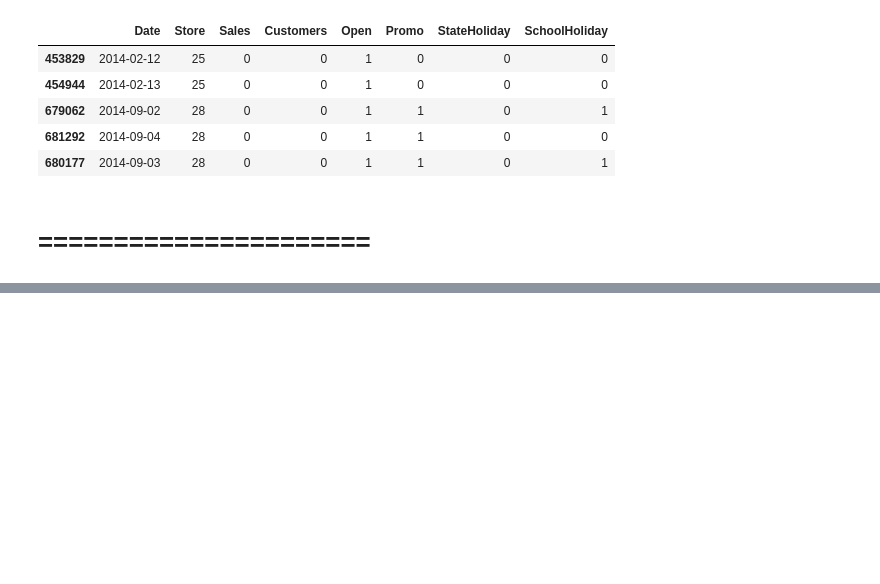
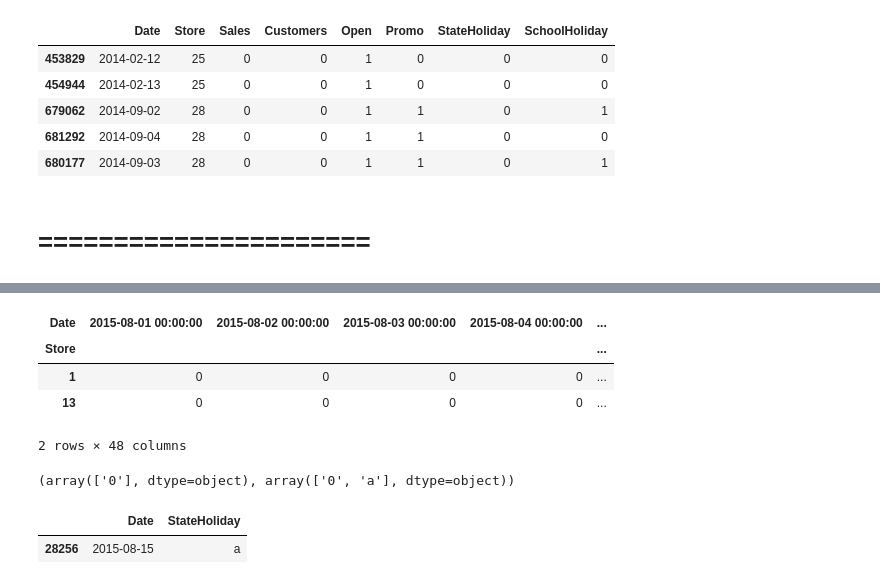
Before and after one commit to superChing/Kaggle-Rossmann-Store, a Jupyter notebook: explore train.ipynb, the cells around one changed output, grey strips where cells are left out. Cells and saved outputs as stored; diff of their text form; code cells hidden in the pictures; blank space fills up the shorter version.

```diff
--- a/explore train.ipynb
+++ b/explore train.ipynb
@@ -193,0 +207,3 @@ promotaion pattern are the same for all stores --- 12345 every 2 weeks
+# %%
+x=test.set_index(['Date','Store'])['Promo'].unstack(level='Store')
+x.T.drop_duplicates()
@@ -224,0 +265,20 @@ train[(train.Open==True) & (train.Sales==0) ].sort('Store').head()
+# %%
+test.set_index(['Date','Store']).unstack(level='Store')['StateHoliday'].T.drop_duplicates()
+# %% [output]
+| Date | 2015-08-01 00:00:00 | 2015-08-02 00:00:00 | 2015-08-03 00:00:00 | 2015-08-04 00:00:00 | ... |
+| Store |  |  |  |  | ... |
+| 1 | 0 | 0 | 0 | 0 | ... |
+| 13 | 0 | 0 | 0 | 0 | ... |
+2 rows × 48 columns
+# %%
+test[test.Store==1].StateHoliday.unique(),test[test.Store==13].StateHoliday.unique()
+# %% [output]
+(array(['0'], dtype=object), array(['0', 'a'], dtype=object))
+# %%
+test.StateHoliday=test.StateHoliday.astype(np.str)
+from IPython.display import display
+with pd.option_context('display.max_rows', 50, 'display.max_columns', 5):
+    display(test[test.Store==13][test.StateHoliday=='a'].ix[:,['Date','StateHoliday']])
+# %% [output]
+|  | Date | StateHoliday |
+| 28256 | 2015-08-15 | a |
```
Also changed, not shown: parts of 6 cells of this notebook.
